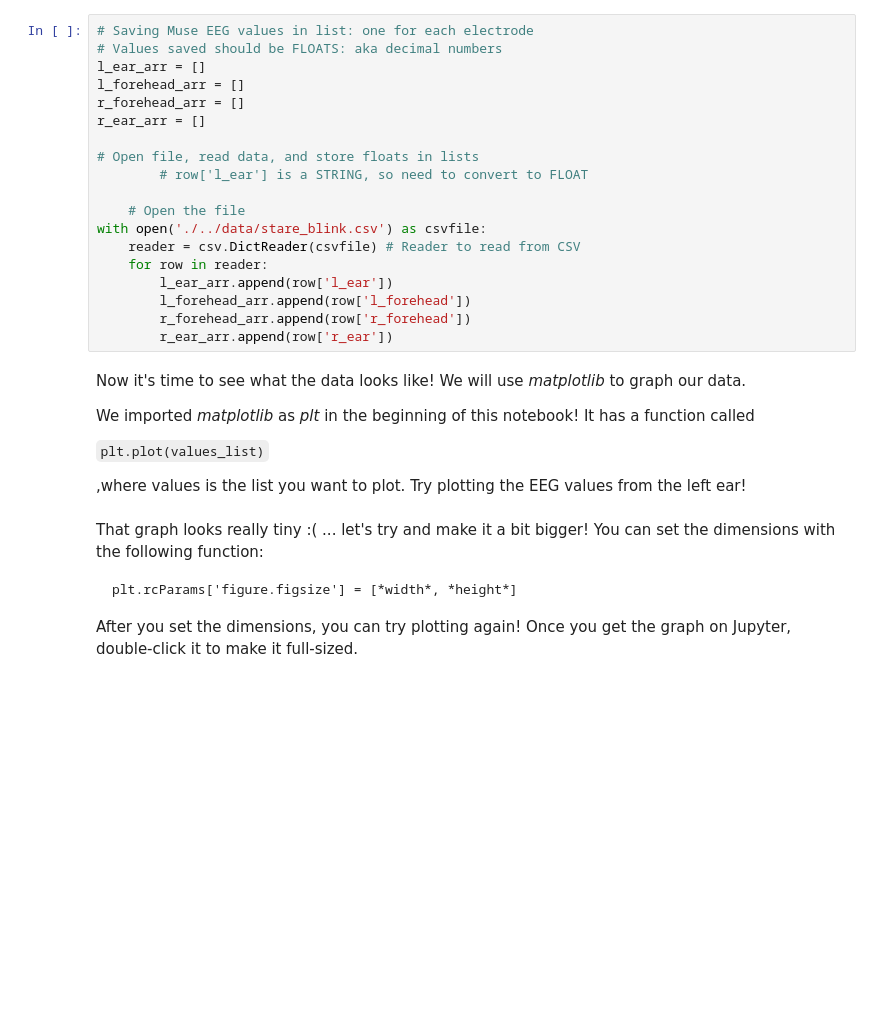
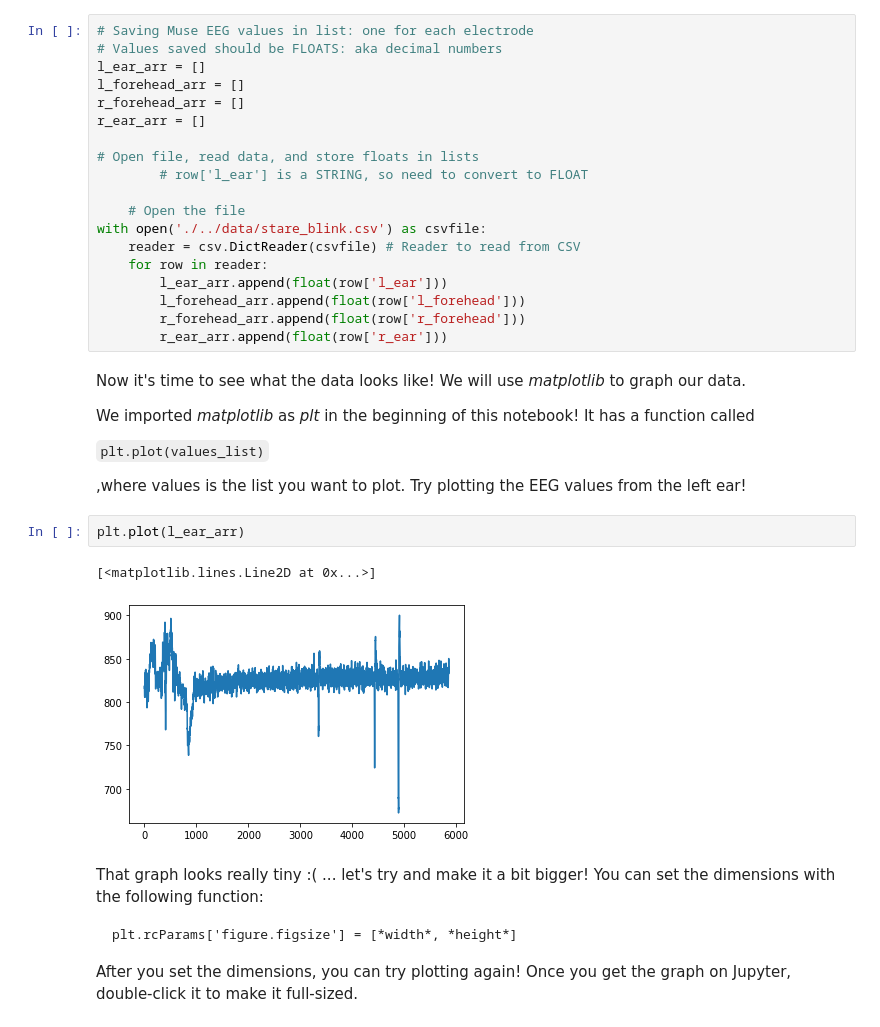
Before and after one commit to meneze73/Workshops, a Jupyter notebook: workshop_2018_2019/notebooks/exercises/wk2a_data_collection.ipynb, the cells around one changed output. Cells and saved outputs as stored; diff of their text form; blank space fills up the shorter version.

```diff
--- a/workshop_2018_2019/notebooks/exercises/wk2a_data_collection.ipynb
+++ b/workshop_2018_2019/notebooks/exercises/wk2a_data_collection.ipynb
@@ -81,10 +78,10 @@ r_ear_arr = []
 with open('./../data/stare_blink.csv') as csvfile:
     reader = csv.DictReader(csvfile) # Reader to read from CSV
     for row in reader:
-        l_ear_arr.append(row['l_ear'])
-        l_forehead_arr.append(row['l_forehead'])
-        r_forehead_arr.append(row['r_forehead'])
-        r_ear_arr.append(row['r_ear'])
+        l_ear_arr.append(float(row['l_ear']))
+        l_forehead_arr.append(float(row['l_forehead']))
+        r_forehead_arr.append(float(row['r_forehead']))
+        r_ear_arr.append(float(row['r_ear']))
 # %% [markdown]
 Now it's time to see what the data looks like! We will use *matplotlib* to graph our data.
 
@@ -93,6 +90,11 @@ We imported *matplotlib* as *plt* in the beginning of this notebook! It has a fu
 `plt.plot(values_list)`
 
 ,where values is the list you want to plot. Try plotting the EEG values from the left ear!
+# %%
+plt.plot(l_ear_arr)
+# %% [output]
+[<matplotlib.lines.Line2D at 0x...>]
+[figure, added]
 # %% [markdown]
 That graph looks really tiny :( ... let's try and make it a bit bigger! You can set the dimensions with the following function:
 
```
Also changed, not shown: parts of 5 cells of this notebook, 1 other file.
